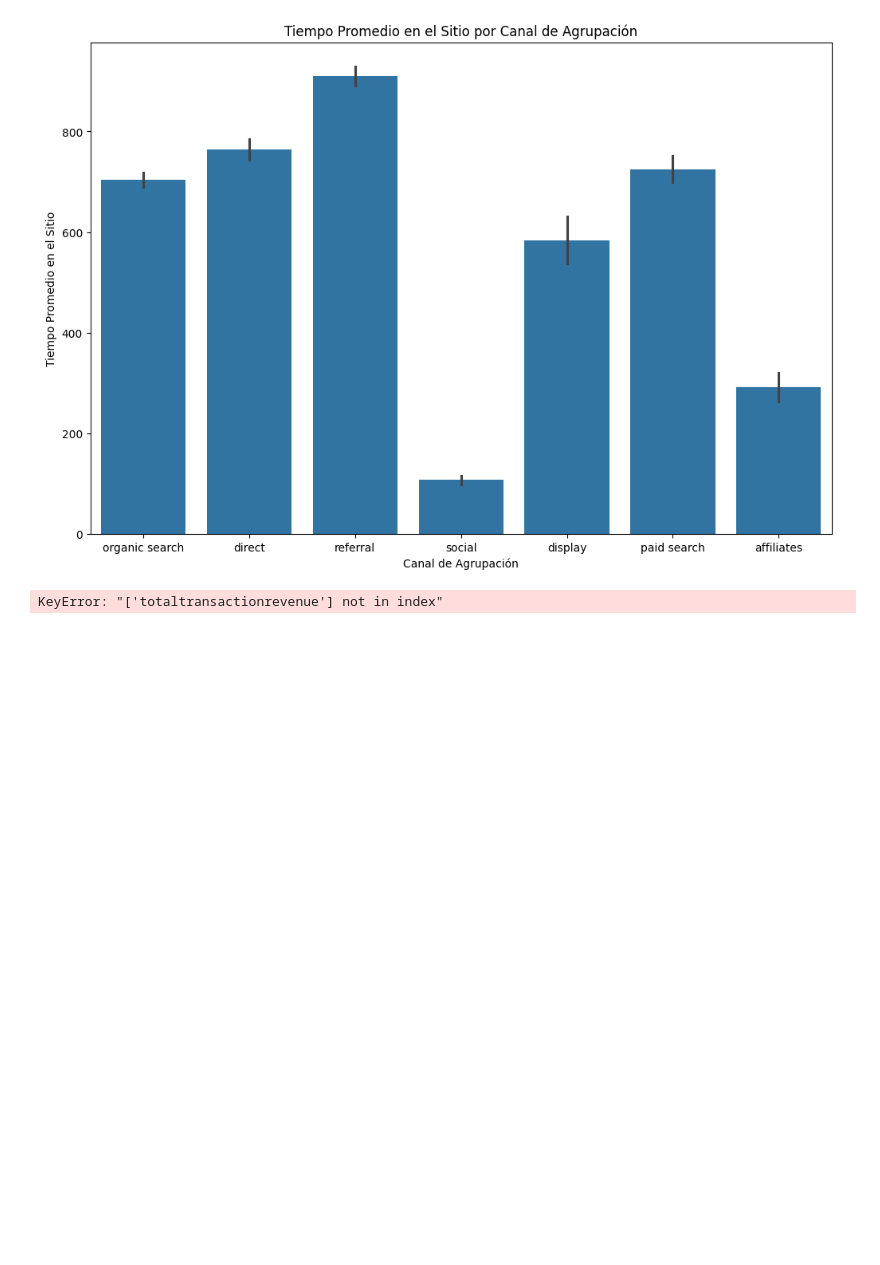
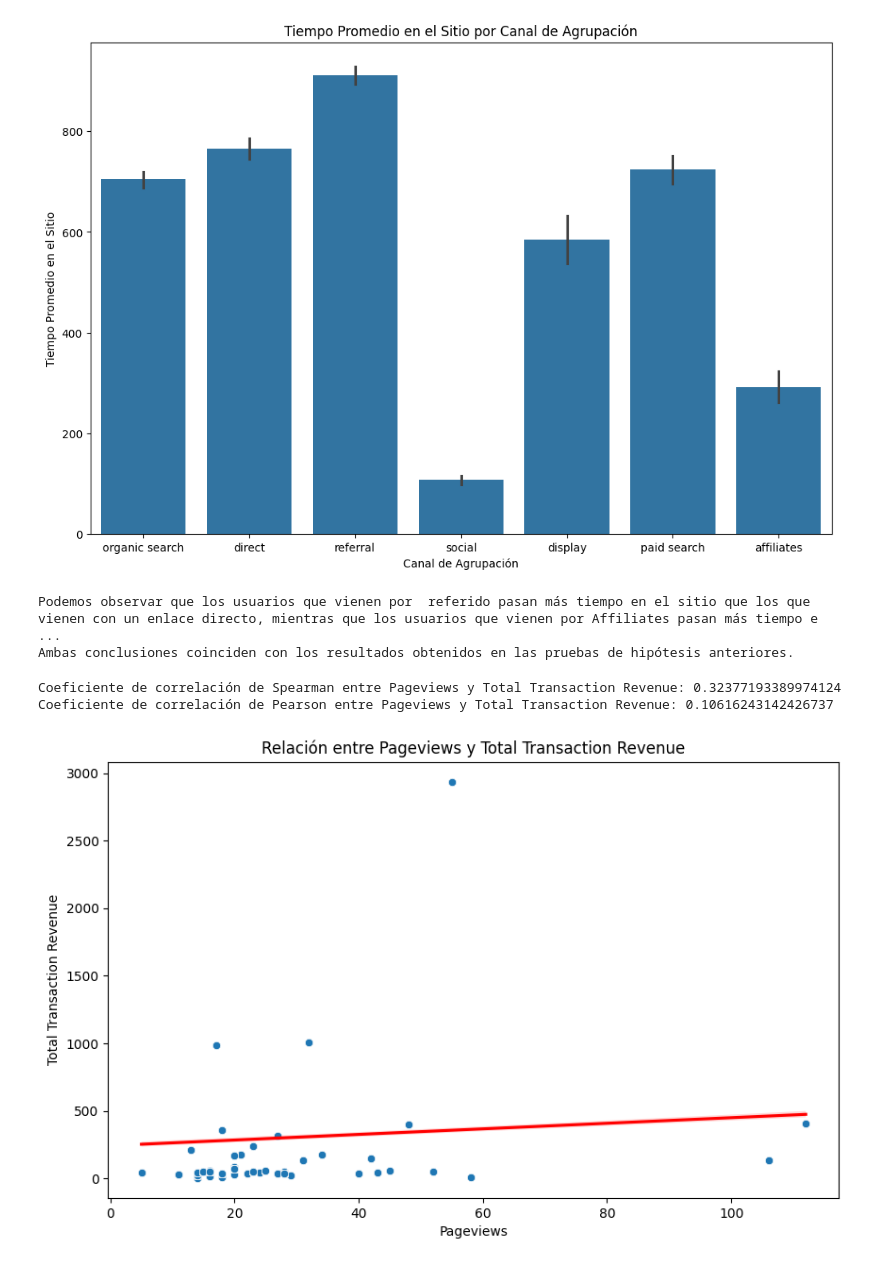
Before and after one commit to AugustoKark/InteligenciaArtificial, a Jupyter notebook: curso/ProyectoFinalKARK.ipynb, the cells around one changed output. Saved outputs shown, nothing was run; the diff lists cells and outputs as text; code cells hidden in the pictures; blank space fills up the shorter version.

```diff
--- a/curso/ProyectoFinalKARK.ipynb
+++ b/curso/ProyectoFinalKARK.ipynb
@@ -285,12 +290,29 @@ plt.ylabel('Tiempo Promedio en el Sitio')
 plt.show()
 # %% [output]
 [figure]
-# %%
-
-# Calcular la correlación entre pageviews y totaltransactionrevenue
-correlation = df[['pageviews', 'totaltransactionrevenue']].corr(method='pearson')
-
-# Mostrar el valor de la correlación
-print(f"Coeficiente de correlación de Pearson entre Pageviews y Total Transaction Revenue: {correlation.iloc[0, 1]}")
-# %% [output]
-KeyError: "['totaltransactionrevenue'] not in index"
+# %%
+print("Podemos observar que los usuarios que vienen por  referido pasan más tiempo en el sitio que los que vienen con un enlace directo, mientras que los usuarios que vienen por Affiliates pasan más tiempo en el sitio que los que vienen por Social.")
+print("Ambas conclusiones coinciden con los resultados obtenidos en las pruebas de hipótesis anteriores.")
+# %% [output]
+Podemos observar que los usuarios que vienen por  referido pasan más tiempo en el sitio que los que vienen con un enlace directo, mientras que los usuarios que vienen por Affiliates pasan más tiempo e ...
+Ambas conclusiones coinciden con los resultados obtenidos en las pruebas de hipótesis anteriores.
+# %%
+correlation = df[['pageviews', 'revenue_usd']].corr(method='spearman')
+print(f"Coeficiente de correlación de Spearman entre Pageviews y Total Transaction Revenue: {correlation.iloc[0, 1]}")
+
+correlation2 = df[['pageviews', 'revenue_usd']].corr(method='pearson')
+print(f"Coeficiente de correlación de Pearson entre Pageviews y Total Transaction Revenue: {correlation2.iloc[0, 1]}")
+
+
+# Graficar la relación entre pageviews y totaltransactionrevenue
+plt.figure(figsize=(10, 6))
+sns.scatterplot(x='pageviews', y='revenue_usd', data=df)
+sns.regplot(x='pageviews', y='revenue_usd', data=df, scatter=False, color='red')
+plt.title('Relación entre Pageviews y Total Transaction Revenue')
+plt.xlabel('Pageviews')
+plt.ylabel('Total Transaction Revenue')
+plt.show()
+# %% [output]
+Coeficiente de correlación de Spearman entre Pageviews y Total Transaction Revenue: 0.32377193389974124
+Coeficiente de correlación de Pearson entre Pageviews y Total Transaction Revenue: 0.10616243142426737
+[figure, added]
```
Also changed, not shown: parts of 13 cells of this notebook.
